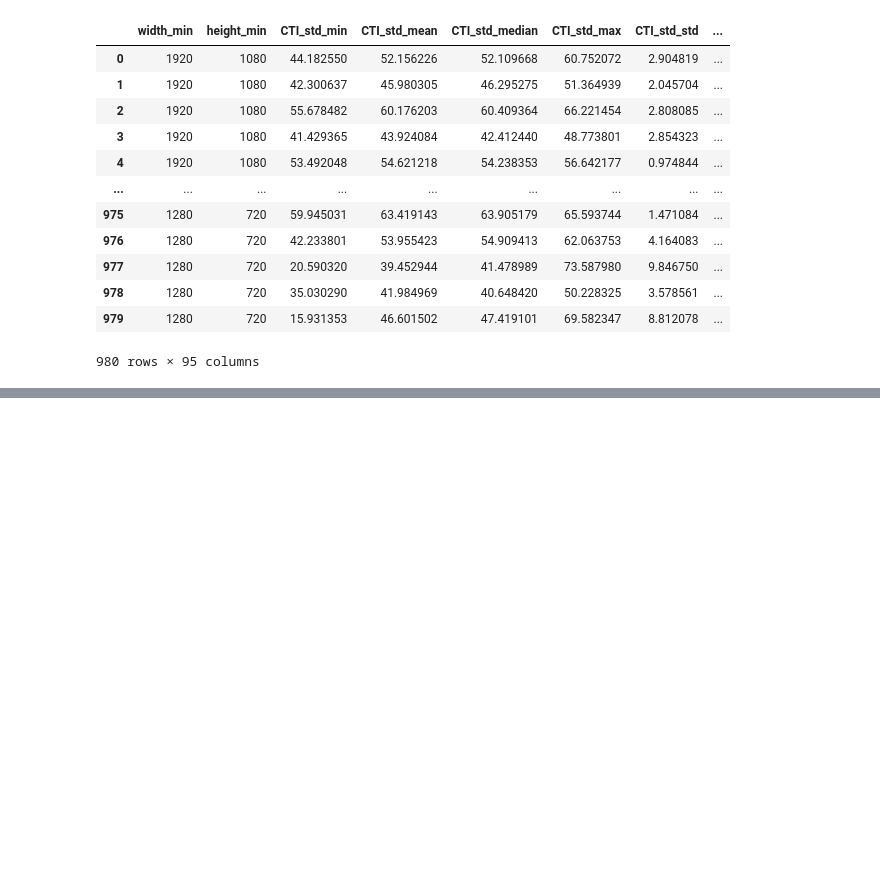
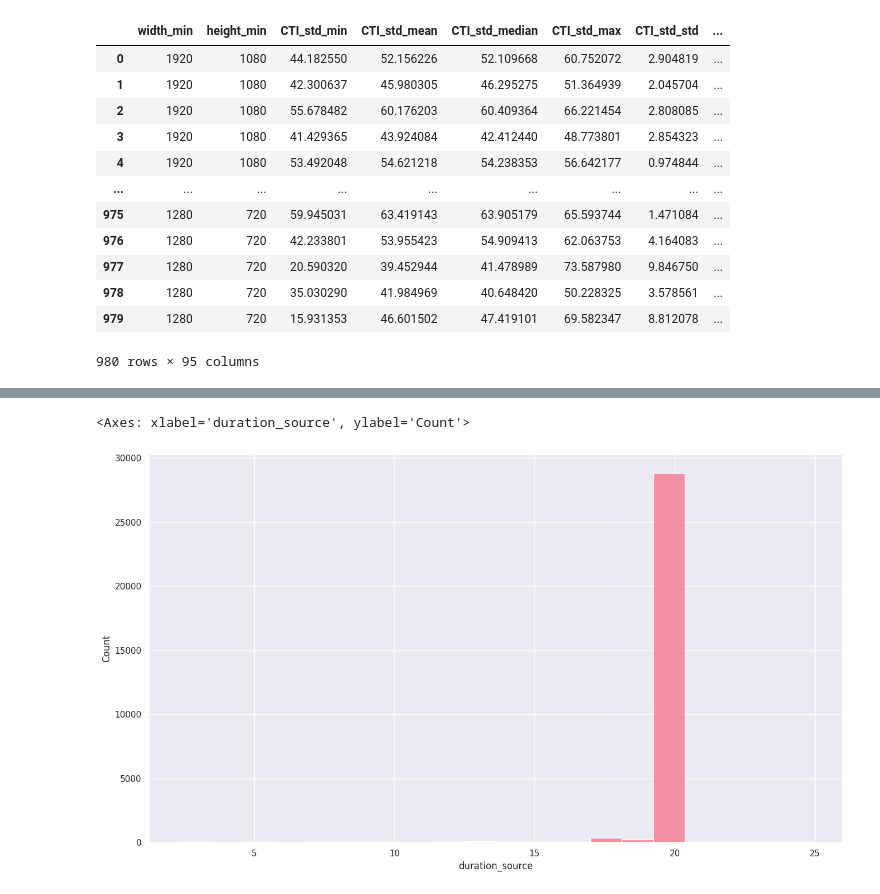
Before and after one commit to TiunovNN/video-compression-model, a Jupyter notebook: dataset/collect.ipynb, the cells around one changed output, grey strips where cells are left out. Saved outputs shown, nothing was run; the diff lists cells and outputs as text; code cells hidden in the pictures; blank space fills up the shorter version.

```diff
--- a/dataset/collect.ipynb
+++ b/dataset/collect.ipynb
@@ -837,0 +1015,3 @@ learning_dataset
+# %%
+bitrate_df = pd.read_csv('bitrate.csv.gz')
+bitrate_df
@@ -837,0 +1032,5 @@ learning_dataset
+# %%
+sns.histplot(bitrate_df['duration_source'], bins=20)
+# %% [output]
+<Axes: xlabel='duration_source', ylabel='Count'>
+[figure, added]
```
Also changed, not shown: parts of 36 cells of this notebook, 1 other file.
